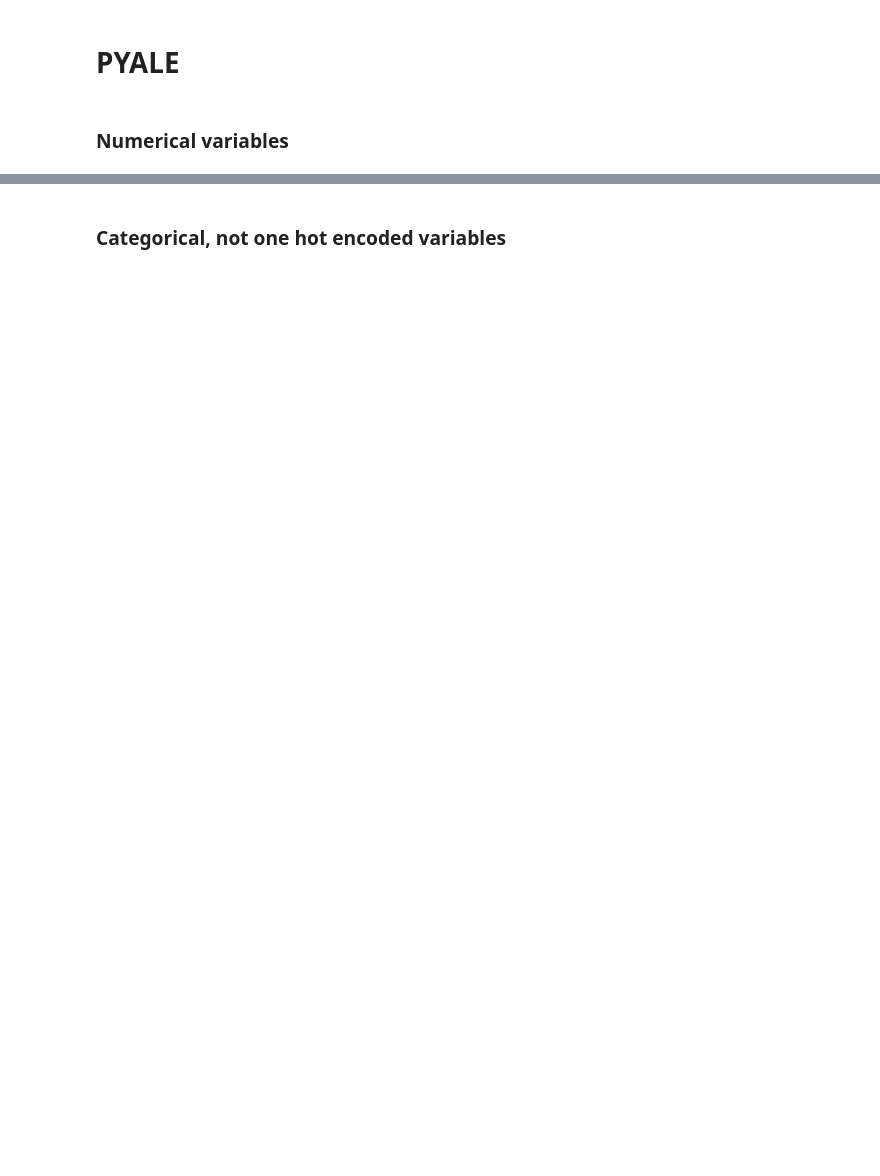
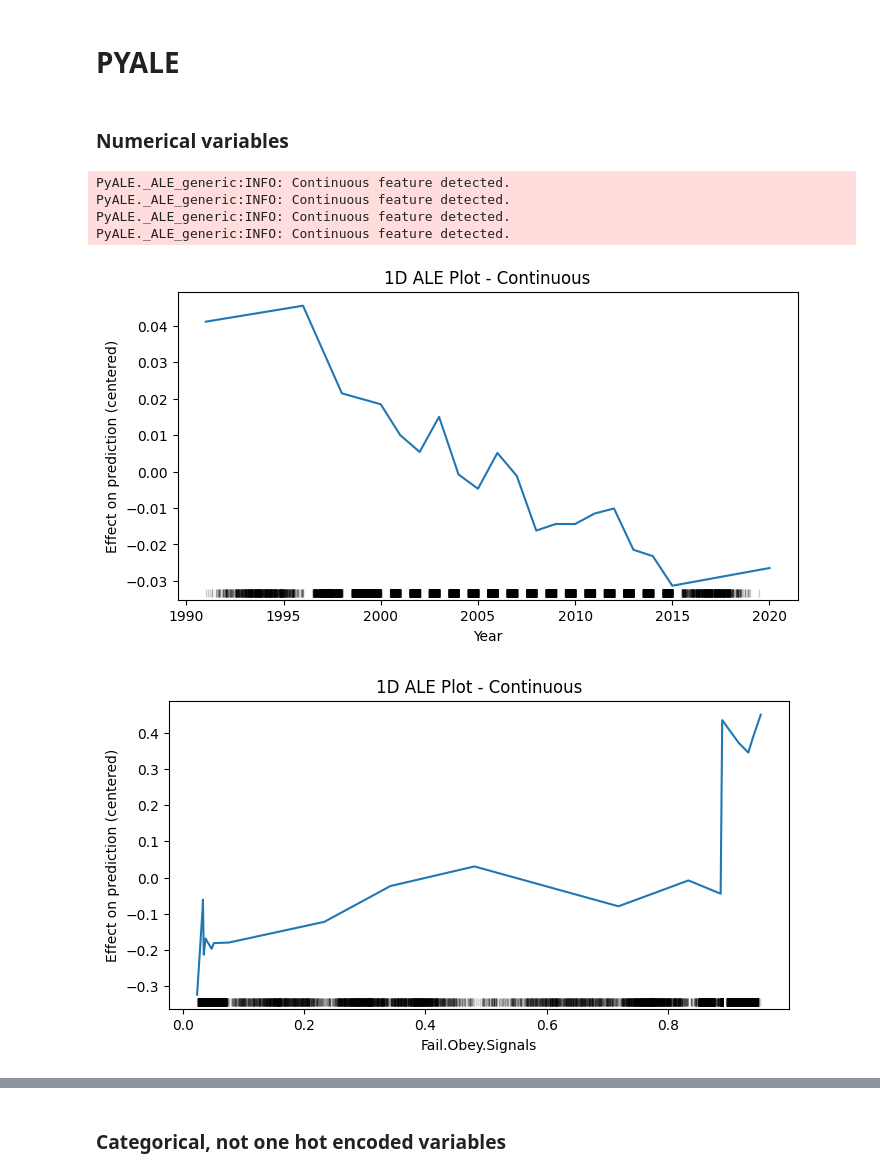
Before and after one commit to stlbnmaria/project-fairness-interpretability, a Jupyter notebook: notebooks/explanation/global_post_hoc.ipynb, the cells around one changed output, grey strips where cells are left out. Saved outputs shown, nothing was run; the diff lists cells and outputs as text; code cells hidden in the pictures; blank space fills up the shorter version.

Commit message:
commit last run with outputs included

```diff
--- a/notebooks/explanation/global_post_hoc.ipynb
+++ b/notebooks/explanation/global_post_hoc.ipynb
@@ -78,4 +104,12 @@ Vehicle_PDP = categorical_partial_dependence(
 # %% [markdown]
 ### Numerical variables
 # %%
-ale(X=X_test, model=model, feature=["Year"], include_CI=False);
+for col in NUM_COLS:
+    ale(X=X_test, model=model, feature=col, include_CI=False)
+# %% [output]
+PyALE._ALE_generic:INFO: Continuous feature detected.
+PyALE._ALE_generic:INFO: Continuous feature detected.
+PyALE._ALE_generic:INFO: Continuous feature detected.
+PyALE._ALE_generic:INFO: Continuous feature detected.
+[figure, added]
+[figure, added]
```
Also changed, not shown: parts of 16 cells of this notebook.
